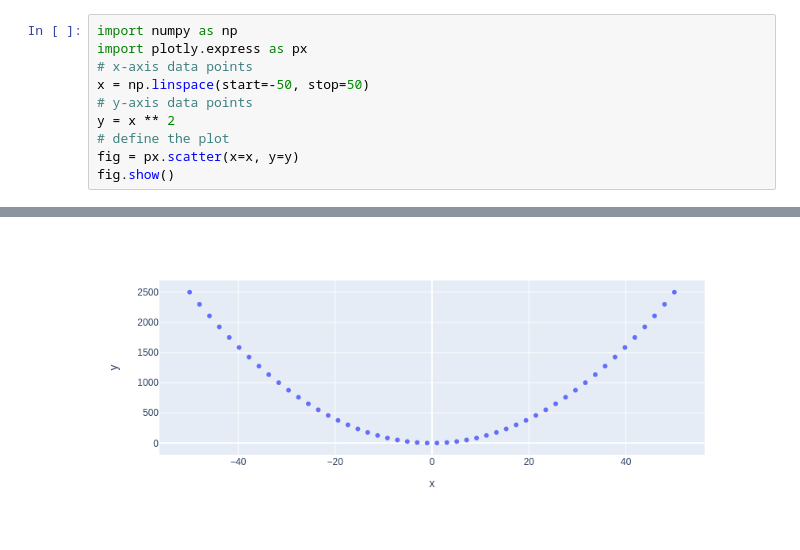
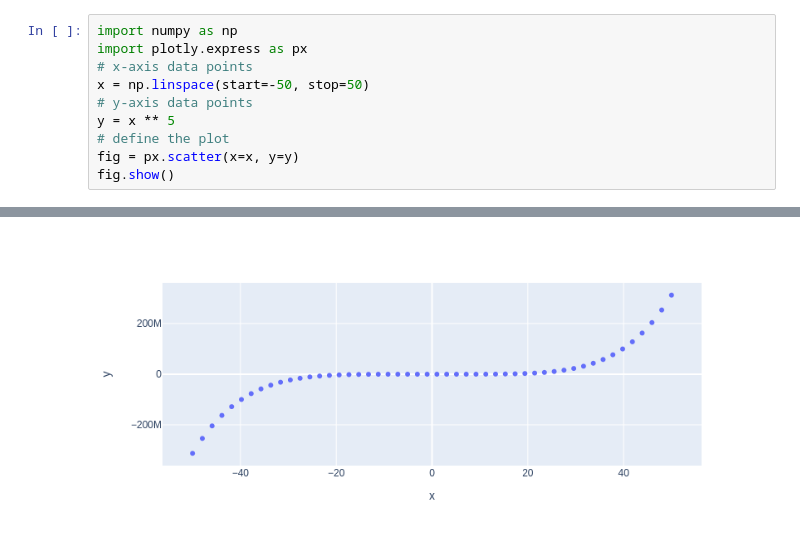
Before and after one commit to lcardonag/my-notebooks-repo, a Jupyter notebook: experiment1.ipynb, the cells around one changed output, grey strips where cells are left out. Cells and saved outputs as stored; diff of their text form.

```diff
--- a/experiment1.ipynb
+++ b/experiment1.ipynb
@@ -4,7 +4,7 @@ import plotly.express as px
 # x-axis data points
 x = np.linspace(start=-50, stop=50)
 # y-axis data points
-y = x ** 2
+y = x ** 5
 # define the plot
 fig = px.scatter(x=x, y=y)
 fig.show()
@@ -13 +12 @@ fig.show()
-[figure, old version]
+[figure, new version]
```
Also changed, not shown: parts of 1 cell of this notebook.
